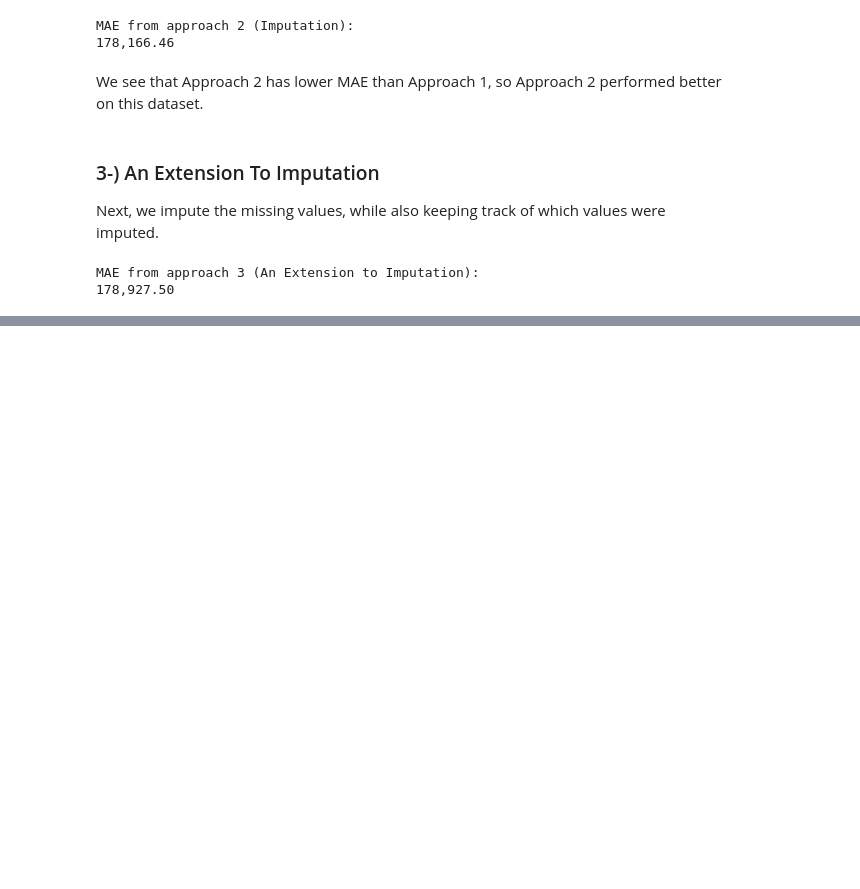
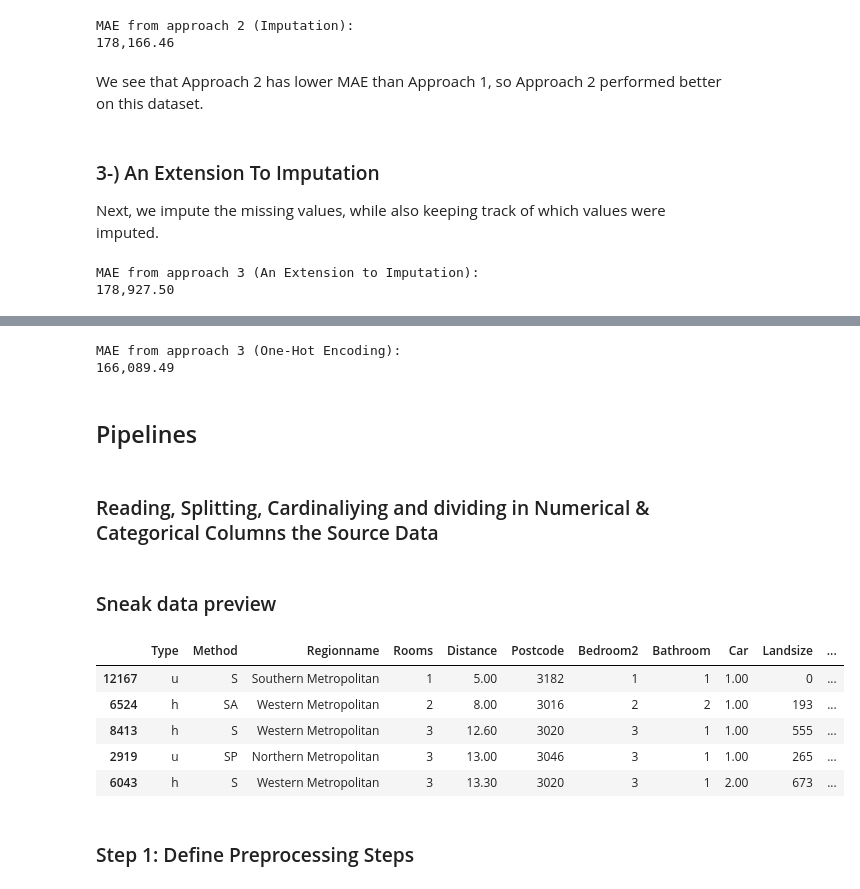
Before and after one commit to raulgiron/Kaggle_Machine_Learing, a Jupyter notebook: notebooks/FirstMachineLearningModel.ipynb, the cells around one changed output, grey strips where cells are left out. Cells and saved outputs as stored; diff of their text form; code cells hidden in the pictures; blank space fills up the shorter version.

```diff
--- a/FirstMachineLearningModel.ipynb
+++ b/notebooks/FirstMachineLearningModel.ipynb
@@ -164,7 +173,7 @@ def get_mae(max_leaf_nodes, train_X, val_X, tain_y, val_y):
 import pandas as pd
 from sklearn.model_selection import train_test_split
 
-melbourne_file_path = '/Volumes/Memory/kaggle/machine_learning/melb_data.csv'
+
 melbourne_data = pd.read_csv(melbourne_file_path)
 
 filtered_melbourne_data = melbourne_data.dropna(axis=0)
@@ -209,7 +218,6 @@ def format_with_commas(x):
     return '{:,.2f}'.format(x)
 pd.options.display.float_format = format_with_commas
 
-melbourne_file_path = '/Volumes/Memory/kaggle/machine_learning/melb_data.csv'
 melbourne_data = pd.read_csv(melbourne_file_path)
 
 filtered_melbourne_data = melbourne_data.dropna(axis=0)
@@ -357,0 +540,52 @@ MAE from approach 3 (An Extension to Imputation):
+# %%
+print("MAE from approach 3 (One-Hot Encoding):")
+mae = score_dataset(OH_X_train, OH_X_valid, y_train, y_valid)
+formatted_mae = f"{mae:,.2f}"
+print(formatted_mae)
+# %% [output]
+MAE from approach 3 (One-Hot Encoding):
+166,089.49
+# %% [markdown]
+## Pipelines
+# %% [markdown]
+### Reading, Splitting, Cardinaliying and dividing in Numerical & Categorical Columns the Source Data
+# %%
+import pandas as pd
+from sklearn.model_selection import train_test_split
+
+# Read the data
+data = pd.read_csv(melbourne_file_path)
+
+# Separate target from predictors
+y = data.Price
+X = data.drop(['Price'], axis=1)
+
+# Divide data into training and validation subsets
+X_train_full, X_valid_full, y_train, y_valid = train_test_split(X, y, train_size=0.8, test_size=0.2,
+                                                                random_state=0)
+
+# "Cardinality" means the number of unique values in a column
+# Select categorical columns with relatively low cardinality (convenient but arbitrary)
+categorical_cols = [cname for cname in X_train_full.columns if X_train_full[cname].nunique() < 10 and
+                        X_train_full[cname].dtype == "object"]
+
+# Select numerical columns
+numerical_cols = [cname for cname in X_train_full.columns if X_train_full[cname].dtype in ['int64', 'float64']]
+
+# Keep selected columns only
+my_cols = categorical_cols + numerical_cols
+X_train = X_train_full[my_cols].copy()
+X_valid = X_valid_full[my_cols].copy()
+# %% [markdown]
+### Sneak data preview
+# %%
+X_train.head()
+# %% [output]
+|  | Type | Method | Regionname | Rooms | Distance | Postcode | Bedroom2 | Bathroom | Car | Landsize | ... |
+| 12167 | u | S | Southern Metropolitan | 1 | 5.00 | 3182 | 1 | 1 | 1.00 | 0 | ... |
+| 6524 | h | SA | Western Metropolitan | 2 | 8.00 | 3016 | 2 | 2 | 1.00 | 193 | ... |
+| 8413 | h | S | Western Metropolitan | 3 | 12.60 | 3020 | 3 | 1 | 1.00 | 555 | ... |
+| 2919 | u | SP | Northern Metropolitan | 3 | 13.00 | 3046 | 3 | 1 | 1.00 | 265 | ... |
+| 6043 | h | S | Western Metropolitan | 3 | 13.30 | 3020 | 3 | 1 | 2.00 | 673 | ... |
+# %% [markdown]
+### Step 1: Define Preprocessing Steps
```
Also changed, not shown: parts of 33 cells of this notebook, 7 other files.
